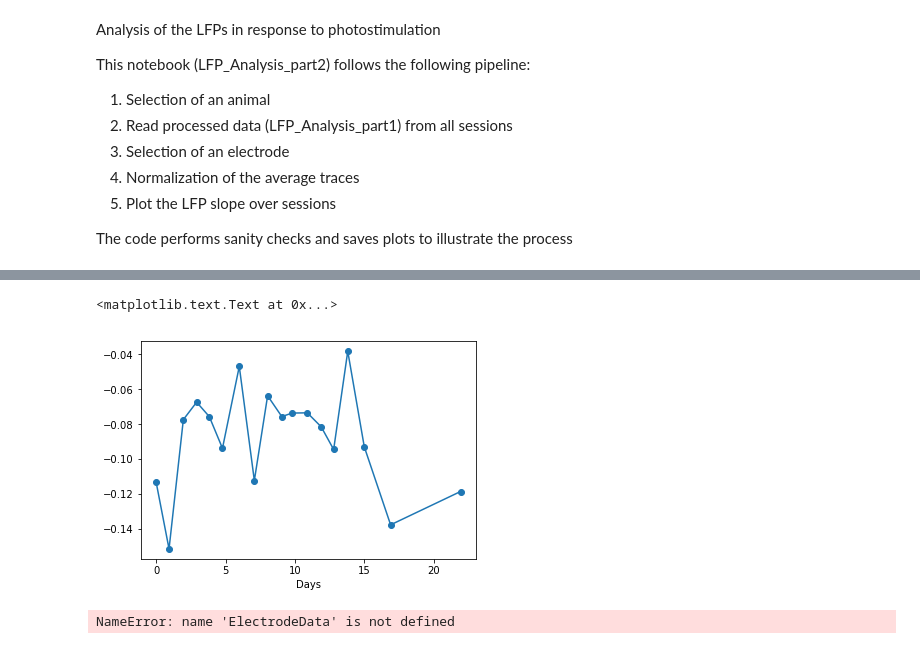
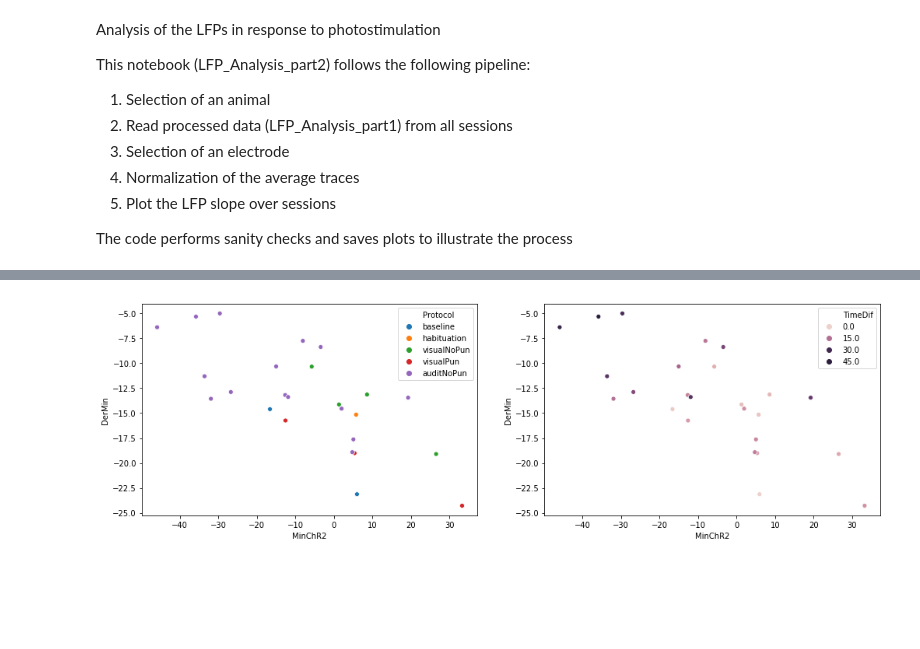
Before and after one commit to HernandoMV/OpenEphys_Analysis, a Jupyter notebook: LFP_Analysis_part2.ipynb, the cells around one changed output, grey strips where cells are left out. Cells and saved outputs as stored; diff of their text form; code cells hidden in the pictures; blank space fills up the shorter version.

```diff
--- a/LFP_Analysis_part2.ipynb
+++ b/LFP_Analysis_part2.ipynb
@@ -170,9 +179,0 @@ plt.show()
-# %%
-# plot relationship between the minimum of the ChR2 peak and the max slope of the lfp
-MinChR2List = []
-for j in range(len(ElectrodeLFPData)):
-    MinChR2List.append(np.min(ElectrodeLFPData[j][np.logical_and(ElectrodeLFPTimes[j]>=NormWindow[0], ElectrodeLFPTimes[j]<=NormWindow[1])]))
-
-for i in range(len(DerivativePeaks)):
-    plt.plot(MinChR2List[i], Derivatives[i][DerivativePeaks[i][1]], 'o', label = FileNames[i])
-plt.legend(bbox_to_anchor=(1.05, 1), loc=2, borderaxespad=0.)
@@ -182,27 +180,18 @@ plt.legend(bbox_to_anchor=(1.05, 1), loc=2, borderaxespad=0.)
-# %%
-# plot relation of peaks across experiments
-expTimeDifferences = timeDifferences(FilesDates)
-Relation = [Derivatives[i][DerivativePeaks[i][0]] / MinChR2List[i] for i in range(len(DerivativePeaks))]
-plt.plot(expTimeDifferences, Relation, 'o-')
-plt.xlabel('Days')
-# %% [output]
-<matplotlib.text.Text at 0x...>
-[figure, removed]
-# %%
-# Normalize the traces
-sToSubstract = 0.05
-# list to save the averages normalized
-SessionsAveragesNormalized = []
-
-#plot the averages overlaped
-for j in range(len(ElectrodeData)):
-    SessionsAveragesNormalized.append(normalizeTrace(ElectrodeLFPData[j], ElectrodeLFPTimes[j], 30000 * pq.Hz, sToSubstract, NormWindow))
-    plt.plot(ElectrodeLFPTimes[j], SessionsAveragesNormalized[j], label = FileNames[j])
-axvlines(NormWindow, label = 'norm period')
-lgd = plt.legend(bbox_to_anchor=(1.05, 1), loc=2, borderaxespad=0.)
-#plt.xlim(0.00, 0.005)
-plt.tight_layout()
-#plt.savefig(GeneralDataDir + '000_Results/' + 'Normalized_ChannelIdx_' + str(ElectrodeID) + '.pdf', transparent=True, bbox_extra_artists=(lgd,), bbox_inches='tight')
-plt.show()
-# %% [output]
-NameError: name 'ElectrodeData' is not defined
+# %%
+import seaborn as sns
+expTimeDifferences = timeDifferences(FilesDates)
+
+corrdf = pd.DataFrame({'SessionID': ShortFileNames,
+                       'Protocol': TrainingProtocol,
+                       'MinChR2': MinChR2List,
+                       'DerMin': DerMin,
+                       'TimeDif': expTimeDifferences})
+fig, ax = plt.subplots(1,2,figsize=(17,5))
+ax.ravel()
+sns.scatterplot(x='MinChR2', y='DerMin', hue='Protocol', data=corrdf, ax=ax[0])
+sns.scatterplot(x='MinChR2', y='DerMin', hue='TimeDif', data=corrdf, ax=ax[1])
+plt.savefig(OutPutDir + 'ChannelID-' + str(ElectrodeID) + '_correlations_nicer.pdf', transparent=True,
+            bbox_extra_artists=(lgd,), bbox_inches='tight')
+plt.show(fig)
+# %% [output]
+[figure, added]
```
Also changed, not shown: parts of 11 cells of this notebook, 3 other files.
